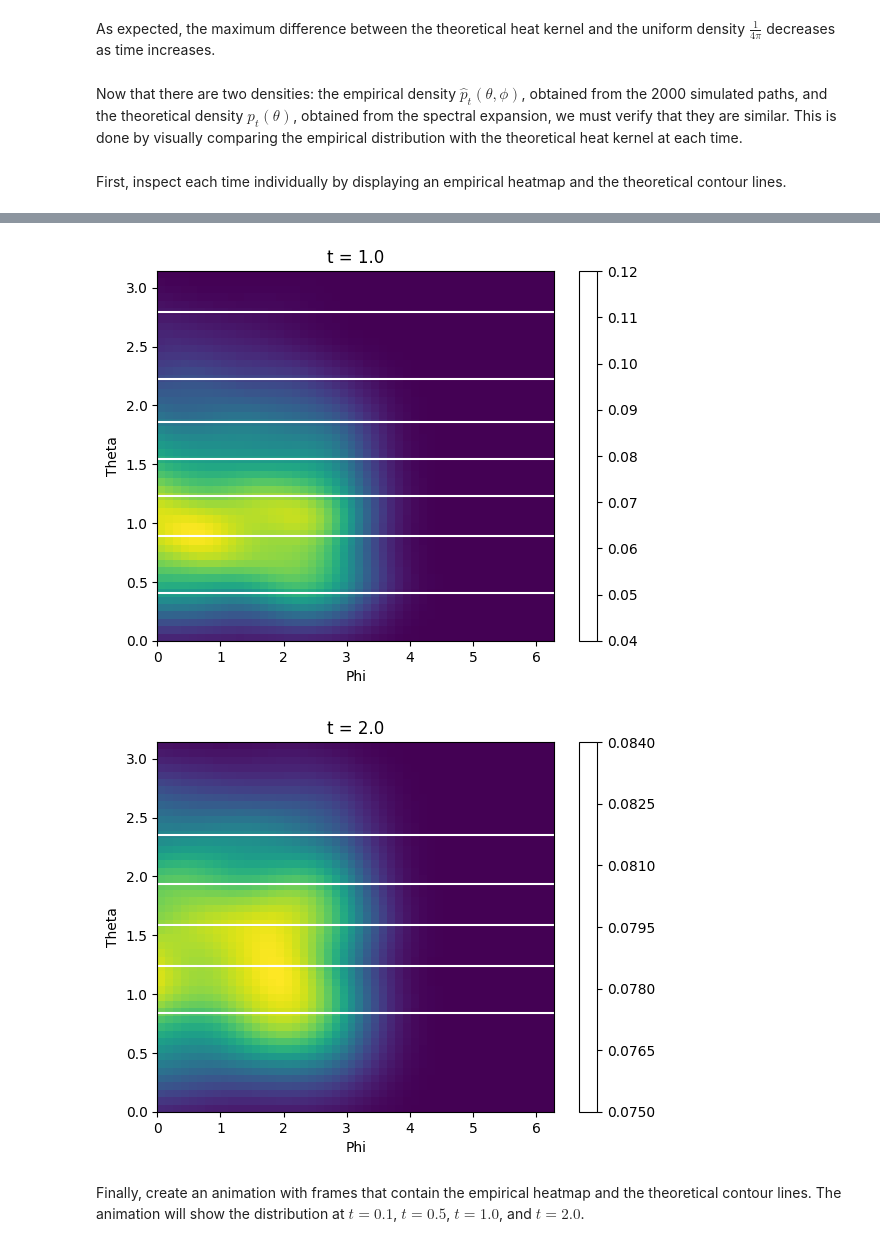
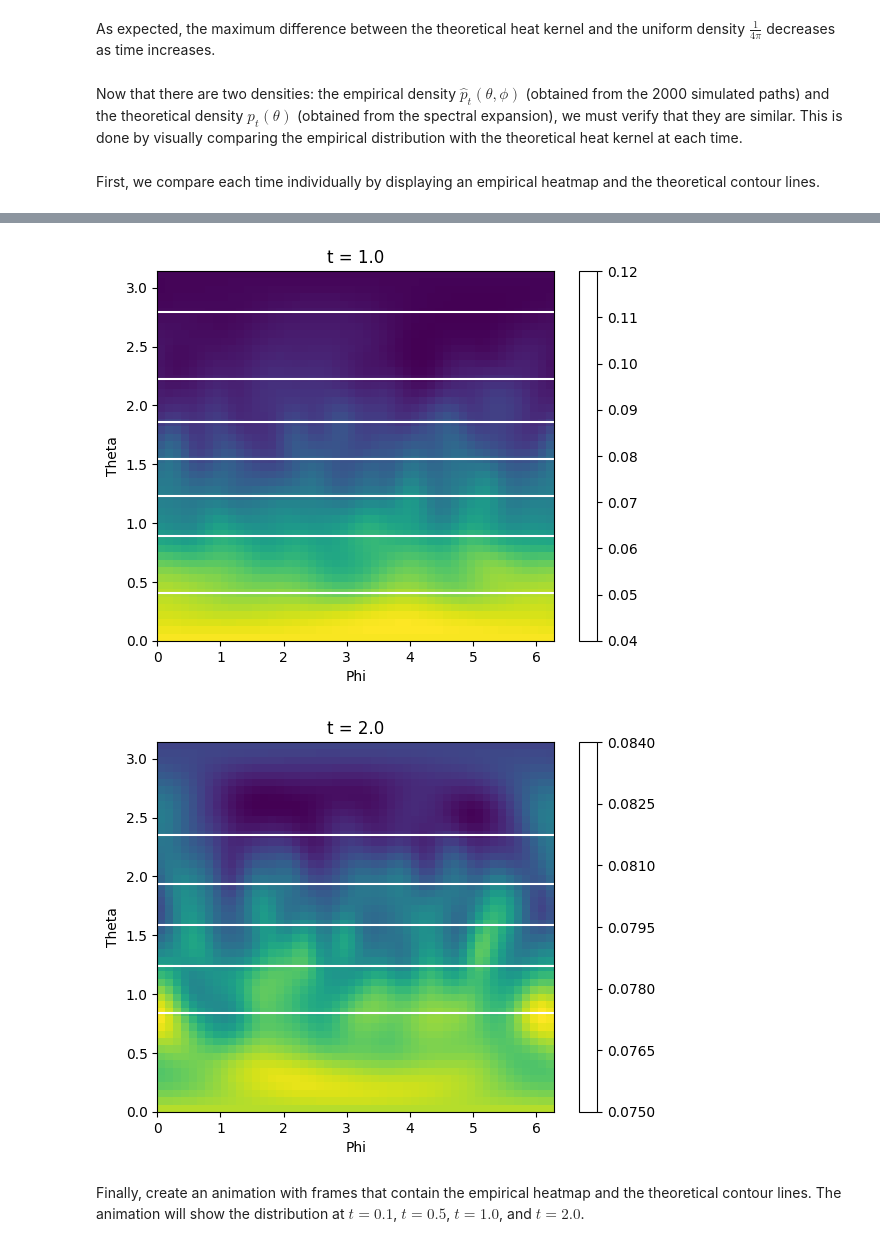
Before and after one commit to jeanjacquesstleroux/wanderwalk, a Jupyter notebook: notebooks/Notebook-04.ipynb, the cells around one changed output, grey strips where cells are left out. Saved outputs shown, nothing was run; the diff lists cells and outputs as text; code cells hidden in the pictures.

Commit message:
fix heatmap and animation for empirical

```diff
--- a/notebooks/Notebook-04.ipynb
+++ b/notebooks/Notebook-04.ipynb
@@ -104,10 +104,11 @@ The KDE provides a smooth approximation to the distribution of the simulated par
 # %%
 # Apply KDE with correct Riemannian volume normalization
 times = [0.1, 0.5, 1.0, 2.0]
+time_index = 2 # Use t = 1.0 as an example
 theta_grid, phi_grid, normalized_density_sphere, dtheta, dphi = estimate_density(positions_at_times, time_index)
 
 # Display on heatmap
-plt.imshow(normalized_density_sphere.T,
+plt.imshow(normalized_density_sphere,
            origin="lower",
            extent=[0, 2*np.pi, 0, np.pi],
            aspect="auto")
@@ -127,22 +128,22 @@ $$
 for $t = 0.1, 0.5, 1.0, 2.0$.
 # %%
 # t = 0.1
-density = np.sum(normalized_density_sphere * np.sin(theta_grid) * dtheta * dphi)
+density = np.sum(normalized_density_sphere * np.sin(theta_grid)[:, None] * dtheta * dphi)
 assert np.isclose(density, 1.0, atol=0.001)
 print("Density at t=0.1: ")
 print(density)
 # t = 0.5
-density = np.sum(normalized_density_sphere * np.sin(theta_grid) * dtheta * dphi)
+density = np.sum(normalized_density_sphere * np.sin(theta_grid)[:, None] * dtheta * dphi)
 assert np.isclose(density, 1.0, atol=0.001)
 print("Density at t=0.5: ")
 print(density)
 # t = 1.0
-density = np.sum(normalized_density_sphere * np.sin(theta_grid) * dtheta * dphi)
+density = np.sum(normalized_density_sphere * np.sin(theta_grid)[:, None] * dtheta * dphi)
 assert np.isclose(density, 1.0, atol=0.001)
 print("Density at t=1.0: ")
 print(density)
 # t = 2.0
-density = np.sum(normalized_density_sphere * np.sin(theta_grid) * dtheta * dphi)
+density = np.sum(normalized_density_sphere * np.sin(theta_grid)[:, None] * dtheta * dphi)
 assert np.isclose(density, 1.0, atol=0.001)
 print("Density at t=2.0: ")
 print(density)
@@ -245,7 +246,7 @@ $$
 # Test every density is normalized
 for i in range(4):
     theta_grid, phi_grid, normalized_density, dtheta, dphi = estimate_density(positions_at_times, i)
-    density = np.sum(normalized_density * np.sin(theta_grid) * dtheta * dphi)
+    density = np.sum(normalized_density * np.sin(theta_grid)[:, None] * dtheta * dphi)
     assert np.isclose(density, 1.0, atol=0.001)
     print(f"Density at t={times[i]}: {density}")
 
@@ -269,16 +270,16 @@ Difference at t=2.0: 0.00437498142298999
 # %% [markdown]
 As expected, the maximum difference between the theoretical heat kernel and the uniform density $\frac{1}{4\pi}$ decreases as time increases.
 # %% [markdown]
-Now that there are two densities: the empirical density $\hat{p}_t(\theta,\phi)$, obtained from the 2000 simulated paths, and the theoretical density $p_t(\theta)$, obtained from the spectral expansion, we must verify that they are similar. This is done by visually comparing the empirical distribution with the theoretical heat kernel at each time.
+Now that there are two densities: the empirical density $\hat{p}_t(\theta,\phi)$ (obtained from the 2000 simulated paths) and the theoretical density $p_t(\theta)$ (obtained from the spectral expansion), we must verify that they are similar. This is done by visually comparing the empirical distribution with the theoretical heat kernel at each time.
 # %% [markdown]
-First, inspect each time individually by displaying an empirical heatmap and the theoretical contour lines.
+First, we compare each time individually by displaying an empirical heatmap and the theoretical contour lines.
 # %%
 for i in range(4):
     theta_grid, phi_grid, normalized_density, dtheta, dphi = estimate_density(positions_at_times, i)
     theo_heat_kernel = estimate_theoretical_heat_kernel(theta_grid, phi_grid, times[i])
 
     # Display on heatmap
-    plt.imshow(normalized_density.T,
+    plt.imshow(normalized_density,
             origin="lower",
             extent=[0, 2*np.pi, 0, np.pi],
             aspect="auto")
@@ -299,5 +300,5 @@ for i in range(4):
-[figure, old version]
+[figure, new version]
-[figure, old version]
+[figure, new version]
 # %%
 # Create initial theoretical contour
 init_theoretical_contour = go.Contour(
```
Also changed, not shown: parts of 12 cells of this notebook, 1 other file.
